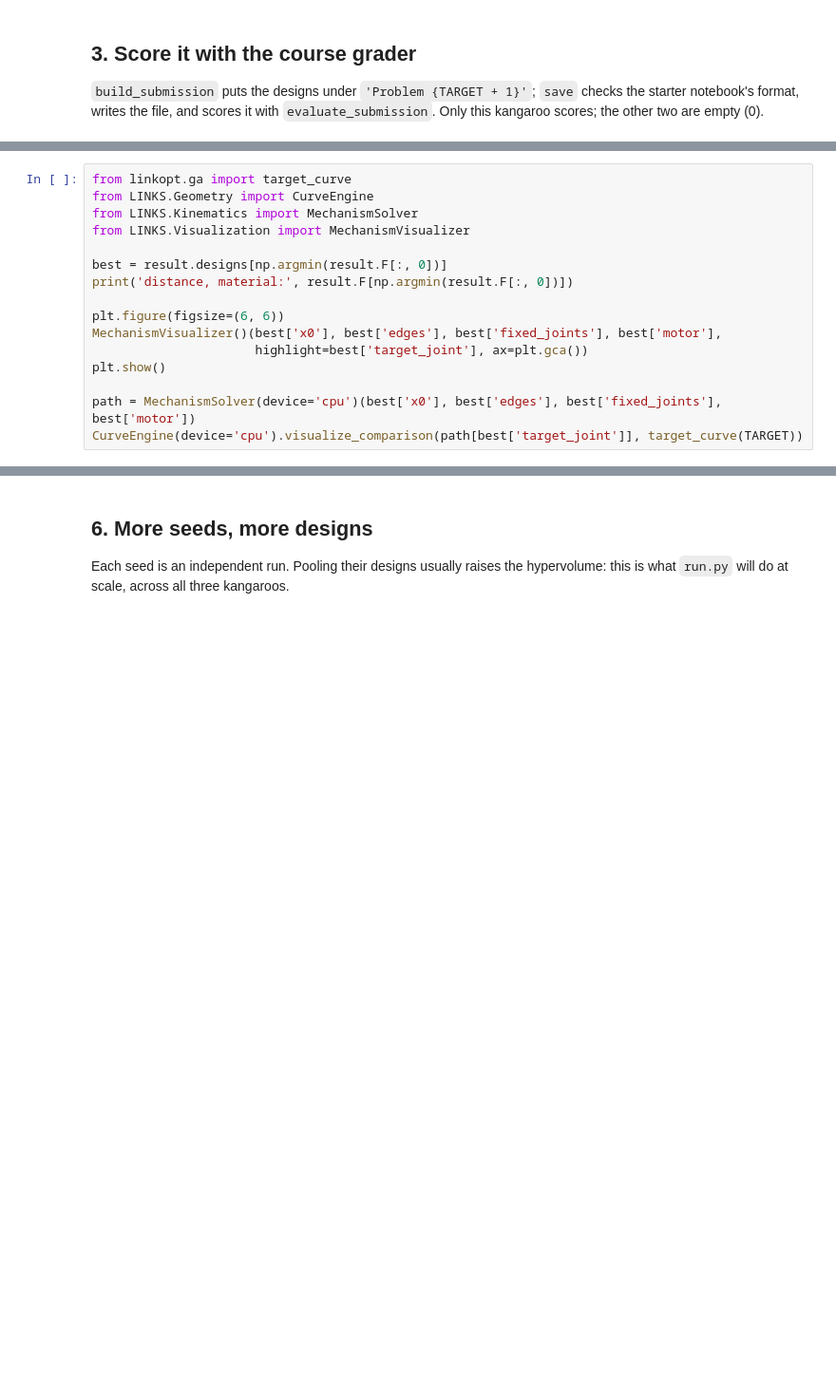
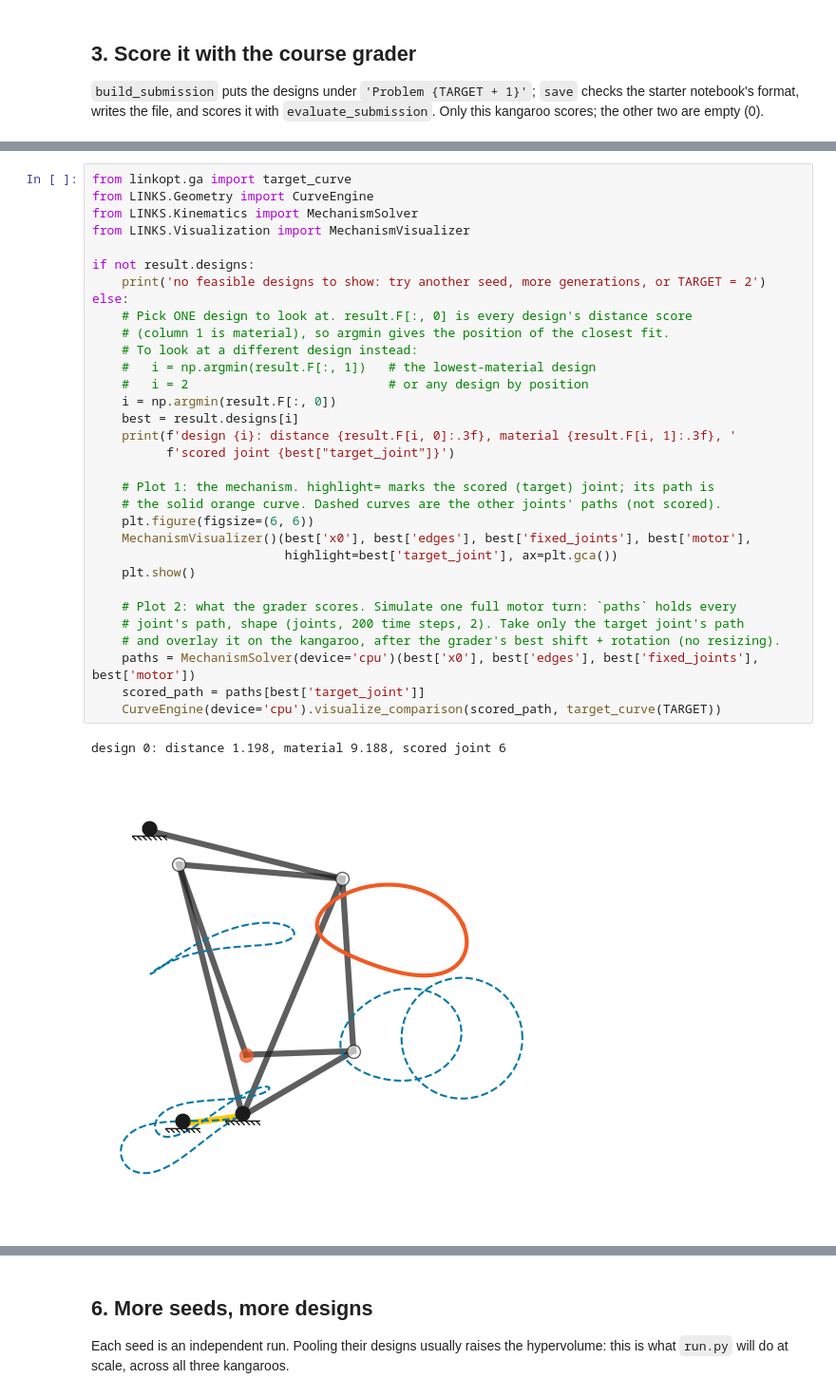
Before and after one commit to Joel-Pederson/2.156-ps1, a Jupyter notebook: explore.ipynb, the cells around one changed output, grey strips where cells are left out. Shown at 95% size. Saved outputs shown, nothing was run; the diff lists cells and outputs as text; blank space fills up the shorter version.

```diff
--- a/explore.ipynb
+++ b/explore.ipynb
@@ -73,16 +121,35 @@ The mechanism (fixed joints hatched, motor link yellow, traced joint highlighted
 # %%
 from linkopt.ga import target_curve
 from LINKS.Geometry import CurveEngine
 from LINKS.Kinematics import MechanismSolver
 from LINKS.Visualization import MechanismVisualizer
 
-best = result.designs[np.argmin(result.F[:, 0])]
-print('distance, material:', result.F[np.argmin(result.F[:, 0])])
+if not result.designs:
+    print('no feasible designs to show: try another seed, more generations, or TARGET = 2')
+else:
+    # Pick ONE design to look at. result.F[:, 0] is every design's distance score
+    # (column 1 is material), so argmin gives the position of the closest fit.
+    # To look at a different design instead:
+    #   i = np.argmin(result.F[:, 1])   # the lowest-material design
+    #   i = 2                           # or any design by position
+    i = np.argmin(result.F[:, 0])
+    best = result.designs[i]
+    print(f'design {i}: distance {result.F[i, 0]:.3f}, material {result.F[i, 1]:.3f}, '
+          f'scored joint {best["target_joint"]}')
 
-plt.figure(figsize=(6, 6))
-MechanismVisualizer()(best['x0'], best['edges'], best['fixed_joints'], best['motor'],
-                      highlight=best['target_joint'], ax=plt.gca())
-plt.show()
+    # Plot 1: the mechanism. highlight= marks the scored (target) joint; its path is
+    # the solid orange curve. Dashed curves are the other joints' paths (not scored).
+    plt.figure(figsize=(6, 6))
+    MechanismVisualizer()(best['x0'], best['edges'], best['fixed_joints'], best['motor'],
+                          highlight=best['target_joint'], ax=plt.gca())
+    plt.show()
 
-path = MechanismSolver(device='cpu')(best['x0'], best['edges'], best['fixed_joints'], best['motor'])
-CurveEngine(device='cpu').visualize_comparison(path[best['target_joint']], target_curve(TARGET))
+    # Plot 2: what the grader scores. Simulate one full motor turn: `paths` holds every
+    # joint's path, shape (joints, 200 time steps, 2). Take only the target joint's path
+    # and overlay it on the kangaroo, after the grader's best shift + rotation (no resizing).
+    paths = MechanismSolver(device='cpu')(best['x0'], best['edges'], best['fixed_joints'], best['motor'])
+    scored_path = paths[best['target_joint']]
+    CurveEngine(device='cpu').visualize_comparison(scored_path, target_curve(TARGET))
+# %% [output]
+design 0: distance 1.198, material 9.188, scored joint 6
+[figure, added]
```
Also changed, not shown: parts of 9 cells of this notebook, 1 other file.
